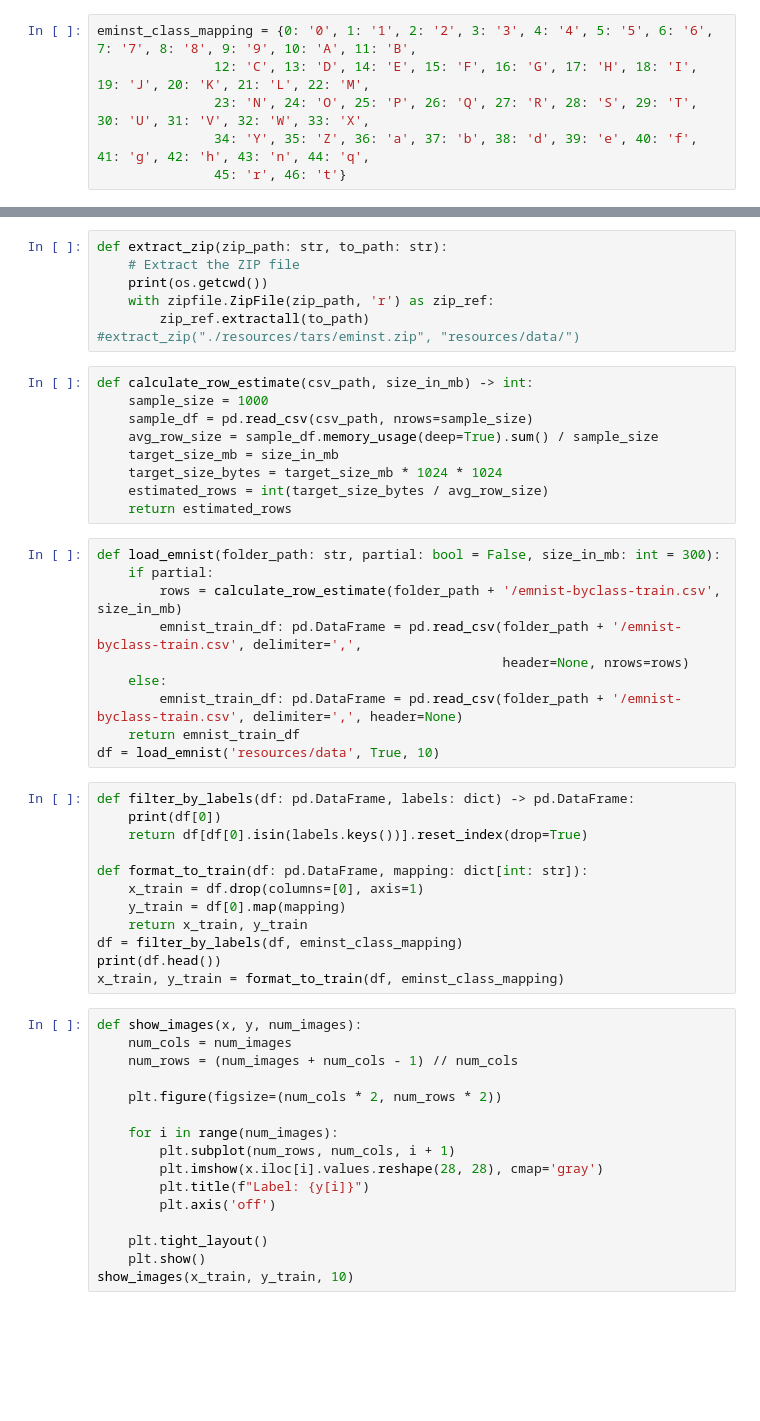
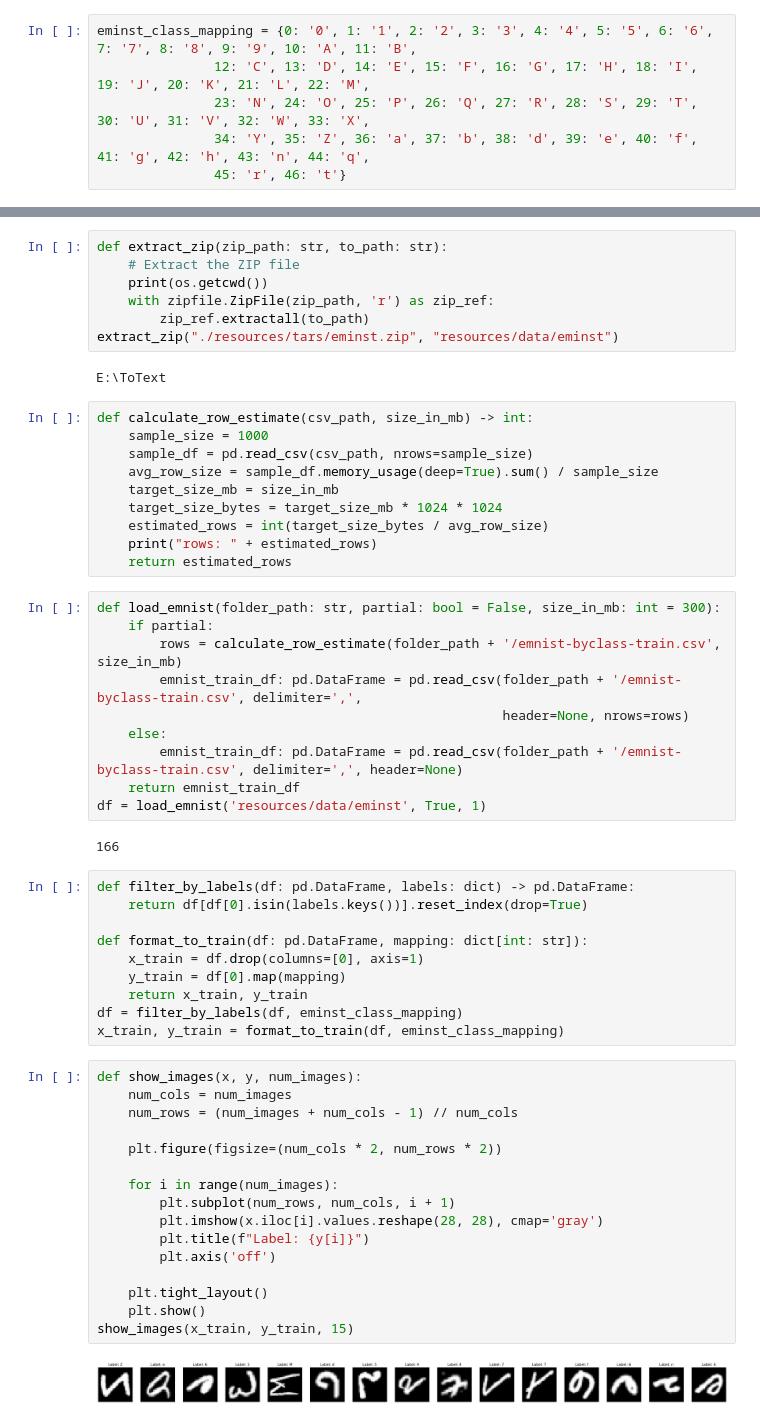
Before and after one commit to PeeterTarvas/ToText, a Jupyter notebook: src/training/concept.ipynb, the cells around one changed output, grey strips where cells are left out. Cells and saved outputs as stored; diff of their text form; blank space fills up the shorter version.

Commit message:
in process of inital yolo formating, need to figure out the best way to save images

```diff
--- a/src/training/concept.ipynb
+++ b/src/training/concept.ipynb
@@ -24,7 +33,9 @@ def extract_zip(zip_path: str, to_path: str):
     print(os.getcwd())
     with zipfile.ZipFile(zip_path, 'r') as zip_ref:
         zip_ref.extractall(to_path)
-#extract_zip("./resources/tars/eminst.zip", "resources/data/")
+extract_zip("./resources/tars/eminst.zip", "resources/data/eminst")
+# %% [output]
+E:\ToText
 # %%
 def calculate_row_estimate(csv_path, size_in_mb) -> int:
     sample_size = 1000
@@ -33,6 +44,7 @@ def calculate_row_estimate(csv_path, size_in_mb) -> int:
     target_size_mb = size_in_mb
     target_size_bytes = target_size_mb * 1024 * 1024
     estimated_rows = int(target_size_bytes / avg_row_size)
+    print("rows: " + estimated_rows)
     return estimated_rows
 # %%
 def load_emnist(folder_path: str, partial: bool = False, size_in_mb: int = 300):
@@ -43,10 +55,11 @@ def load_emnist(folder_path: str, partial: bool = False, size_in_mb: int = 300):
     else:
         emnist_train_df: pd.DataFrame = pd.read_csv(folder_path + '/emnist-byclass-train.csv', delimiter=',', header=None)
     return emnist_train_df
-df = load_emnist('resources/data', True, 10)
+df = load_emnist('resources/data/eminst', True, 1)
+# %% [output]
+166
 # %%
 def filter_by_labels(df: pd.DataFrame, labels: dict) -> pd.DataFrame:
-    print(df[0])
     return df[df[0].isin(labels.keys())].reset_index(drop=True)
 
 def format_to_train(df: pd.DataFrame, mapping: dict[int: str]):
@@ -54,21 +67,22 @@ def format_to_train(df: pd.DataFrame, mapping: dict[int: str]):
     y_train = df[0].map(mapping)
     return x_train, y_train
 df = filter_by_labels(df, eminst_class_mapping)
-print(df.head())
 x_train, y_train = format_to_train(df, eminst_class_mapping)
 # %%
 def show_images(x, y, num_images):
     num_cols = num_images
     num_rows = (num_images + num_cols - 1) // num_cols
 
     plt.figure(figsize=(num_cols * 2, num_rows * 2))
 
     for i in range(num_images):
         plt.subplot(num_rows, num_cols, i + 1)
         plt.imshow(x.iloc[i].values.reshape(28, 28), cmap='gray')
         plt.title(f"Label: {y[i]}")
         plt.axis('off')
 
     plt.tight_layout()
     plt.show()
-show_images(x_train, y_train, 10)
+show_images(x_train, y_train, 15)
+# %% [output]
+[figure, added]
```
Also changed, not shown: parts of 3 cells of this notebook, 2 other files.
